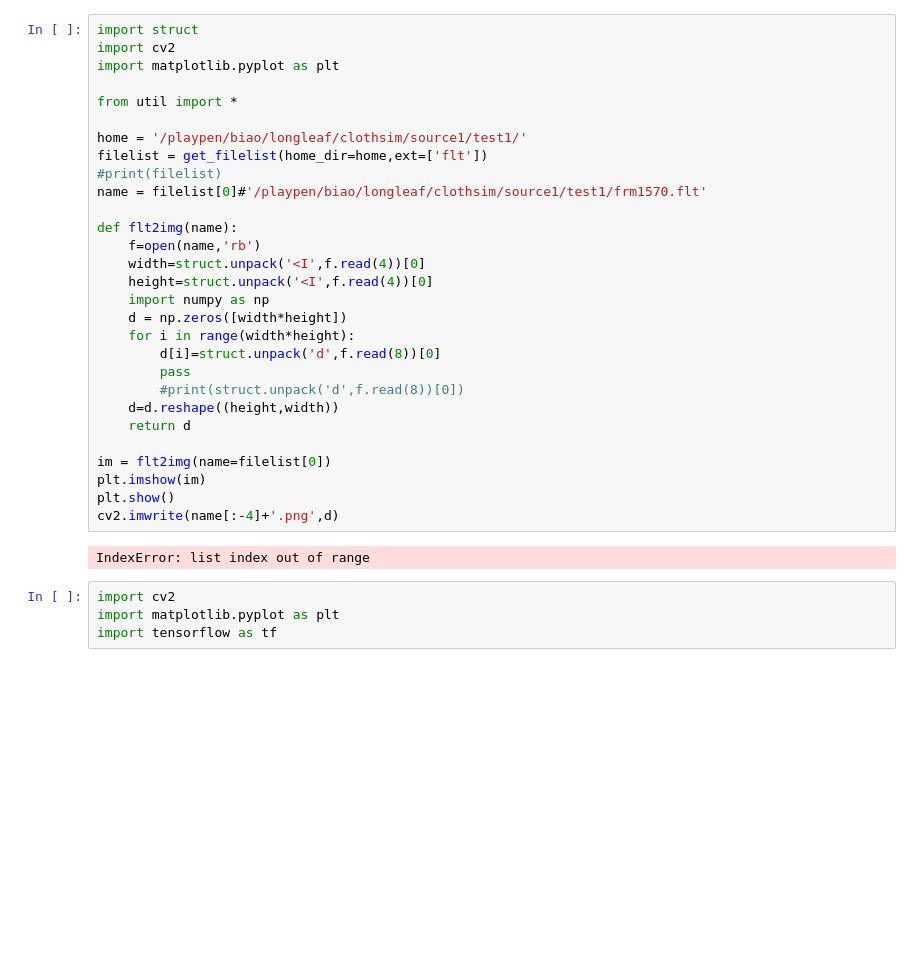
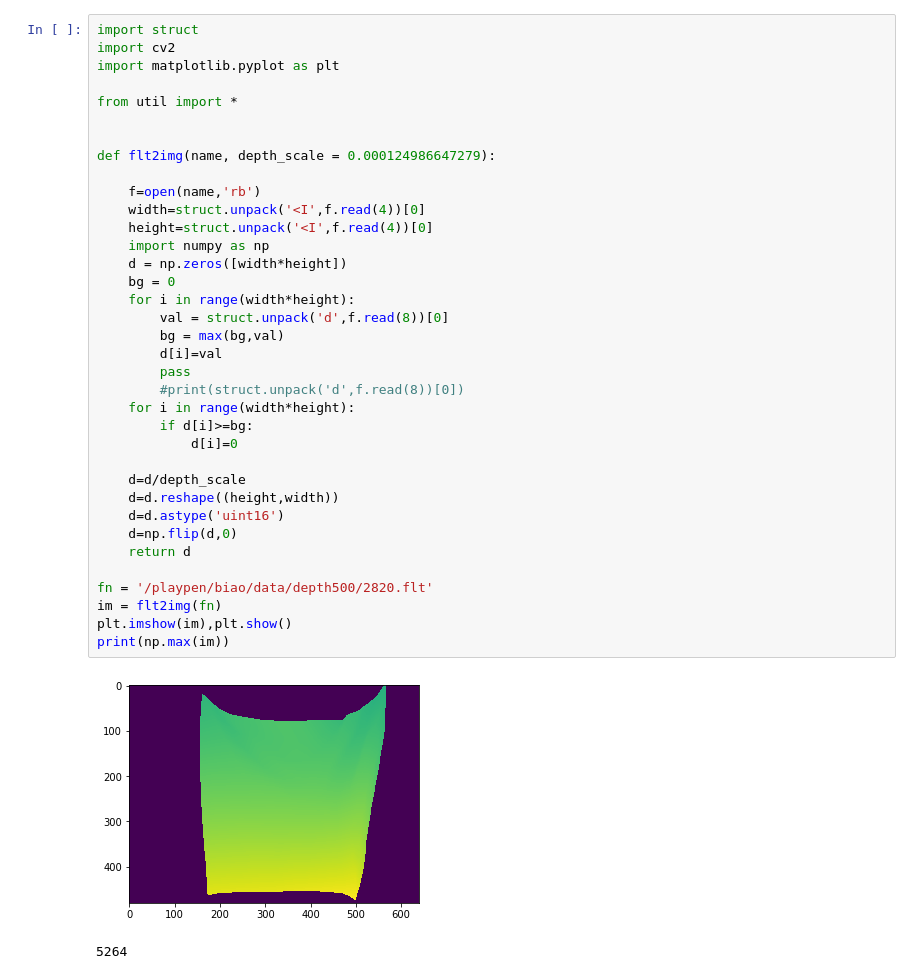
Before and after one commit to rmqlife/deformable, a Jupyter notebook: transfer_depth.ipynb, the cells around one changed output. Cells and saved outputs as stored; diff of their text form; blank space fills up the shorter version.

Commit message:
update with depth matcher

```diff
--- a/transfer_depth.ipynb
+++ b/transfer_depth.ipynb
@@ -1,35 +62,39 @@
 # %%
 import struct
 import cv2
 import matplotlib.pyplot as plt
 
 from util import *
 
-home = '/playpen/biao/longleaf/clothsim/source1/test1/'
-filelist = get_filelist(home_dir=home,ext=['flt'])
-#print(filelist)
-name = filelist[0]#'/playpen/biao/longleaf/clothsim/source1/test1/frm1570.flt'
 
-def flt2img(name):
+def flt2img(name, depth_scale = 0.000124986647279):
+
     f=open(name,'rb')
     width=struct.unpack('<I',f.read(4))[0]
     height=struct.unpack('<I',f.read(4))[0]
     import numpy as np
     d = np.zeros([width*height])
+    bg = 0
     for i in range(width*height):
-        d[i]=struct.unpack('d',f.read(8))[0]
+        val = struct.unpack('d',f.read(8))[0]
+        bg = max(bg,val)
+        d[i]=val
         pass
         #print(struct.unpack('d',f.read(8))[0])
+    for i in range(width*height):
+        if d[i]>=bg:
+            d[i]=0
+
+    d=d/depth_scale
     d=d.reshape((height,width))
+    d=d.astype('uint16')
+    d=np.flip(d,0)
     return d
 
-im = flt2img(name=filelist[0])
-plt.imshow(im)
-plt.show()
-cv2.imwrite(name[:-4]+'.png',d)
+fn = '/playpen/biao/data/depth500/2820.flt'
+im = flt2img(fn)
+plt.imshow(im),plt.show()
+print(np.max(im))
 # %% [output]
+[figure, added]
-IndexError: list index out of range
+5264
-# %%
-import cv2
-import matplotlib.pyplot as plt
-import tensorflow as tf
```
Also changed, not shown: parts of 5 cells of this notebook, 2 other files.
